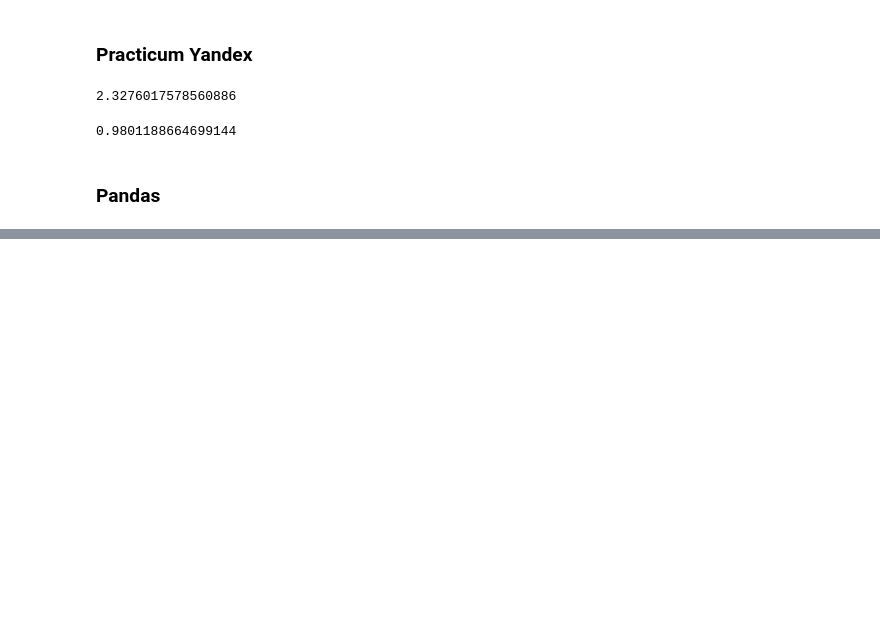
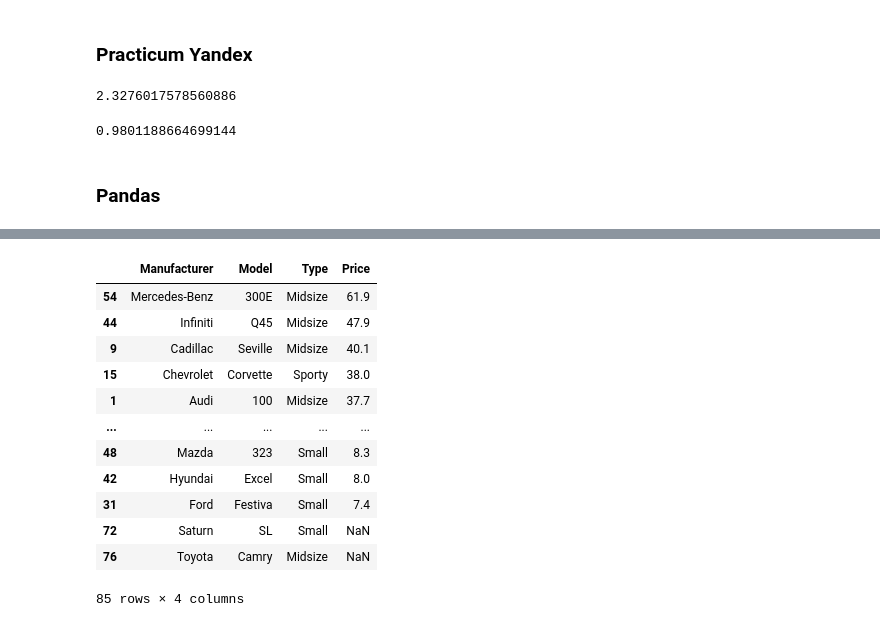
Before and after one commit to anmorozov16/ds_practice, a Jupyter notebook: data_science_practice.ipynb, the cells around one changed output, grey strips where cells are left out. Saved outputs shown, nothing was run; the diff lists cells and outputs as text; code cells hidden in the pictures; blank space fills up the shorter version.

```diff
--- a/data_science_practice.ipynb
+++ b/data_science_practice.ipynb
@@ -156,0 +741,20 @@ scipy.stats.norm.cdf(zb)  # мощность при расч. MDE и n
+# %%
+# 38. How to extract the row and column number of a particular cell with given criterion?
+# Which manufacturer, model and type has the highest Price?
+# What is the row and column number of the cell with the highest Price value?
+
+df.groupby(['Manufacturer', 'Model', 'Type'], as_index=False).agg({'Price':'mean'}).sort_values('Price', ascending=False)
+# %% [output]
+|  | Manufacturer | Model | Type | Price |
+| 54 | Mercedes-Benz | 300E | Midsize | 61.9 |
+| 44 | Infiniti | Q45 | Midsize | 47.9 |
+| 9 | Cadillac | Seville | Midsize | 40.1 |
+| 15 | Chevrolet | Corvette | Sporty | 38.0 |
+| 1 | Audi | 100 | Midsize | 37.7 |
+| ... | ... | ... | ... | ... |
+| 48 | Mazda | 323 | Small | 8.3 |
+| 42 | Hyundai | Excel | Small | 8.0 |
+| 31 | Ford | Festiva | Small | 7.4 |
+| 72 | Saturn | SL | Small | NaN |
+| 76 | Toyota | Camry | Midsize | NaN |
+85 rows × 4 columns
```
Also changed, not shown: parts of 49 cells of this notebook.
